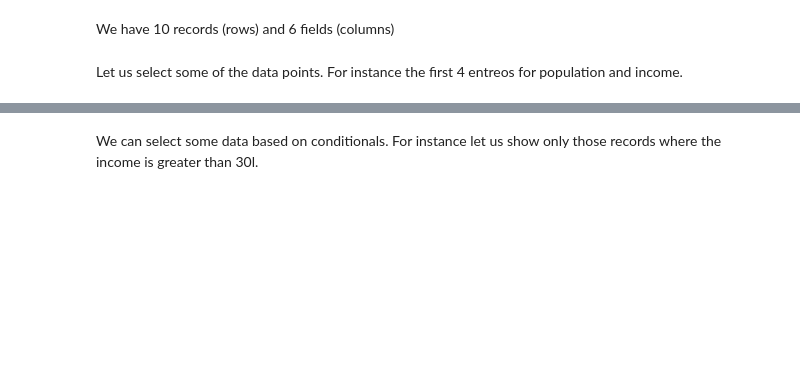
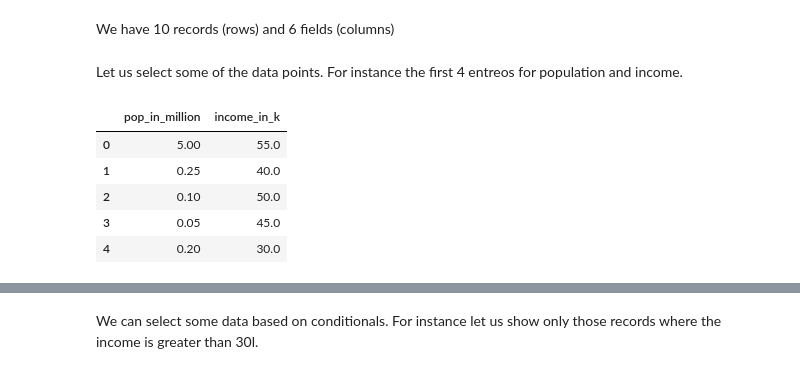
Before and after one commit to kunalsumbly/data-science-101-cwe-materials, a Jupyter notebook: curriculum/02-materials/code/DataScience101_Part1_GuidedPractice.ipynb, the cells around one changed output, grey strips where cells are left out. Drawn from its saved outputs; the diff is of its cells as text; code cells hidden in the pictures; blank space fills up the shorter version.

```diff
--- a/curriculum/02-materials/code/DataScience101_Part1_GuidedPractice.ipynb
+++ b/curriculum/02-materials/code/DataScience101_Part1_GuidedPractice.ipynb
@@ -125,5 +153,14 @@ city_table.shape
 We have 10 records (rows) and 6 fields (columns)
 # %% [markdown]
 Let us select some of the data points. For instance the first 4 entreos for population and income.
+# %%
+city_table.loc[0:4, ['pop_in_million', 'income_in_k']]
+# %% [output]
+|  | pop_in_million | income_in_k |
+| 0 | 5.00 | 55.0 |
+| 1 | 0.25 | 40.0 |
+| 2 | 0.10 | 50.0 |
+| 3 | 0.05 | 45.0 |
+| 4 | 0.20 | 30.0 |
 # %%
 city_table[0:4][['pop_in_million', 'income_in_k']]
```
Also changed, not shown: parts of 31 cells of this notebook, 5 other files.
